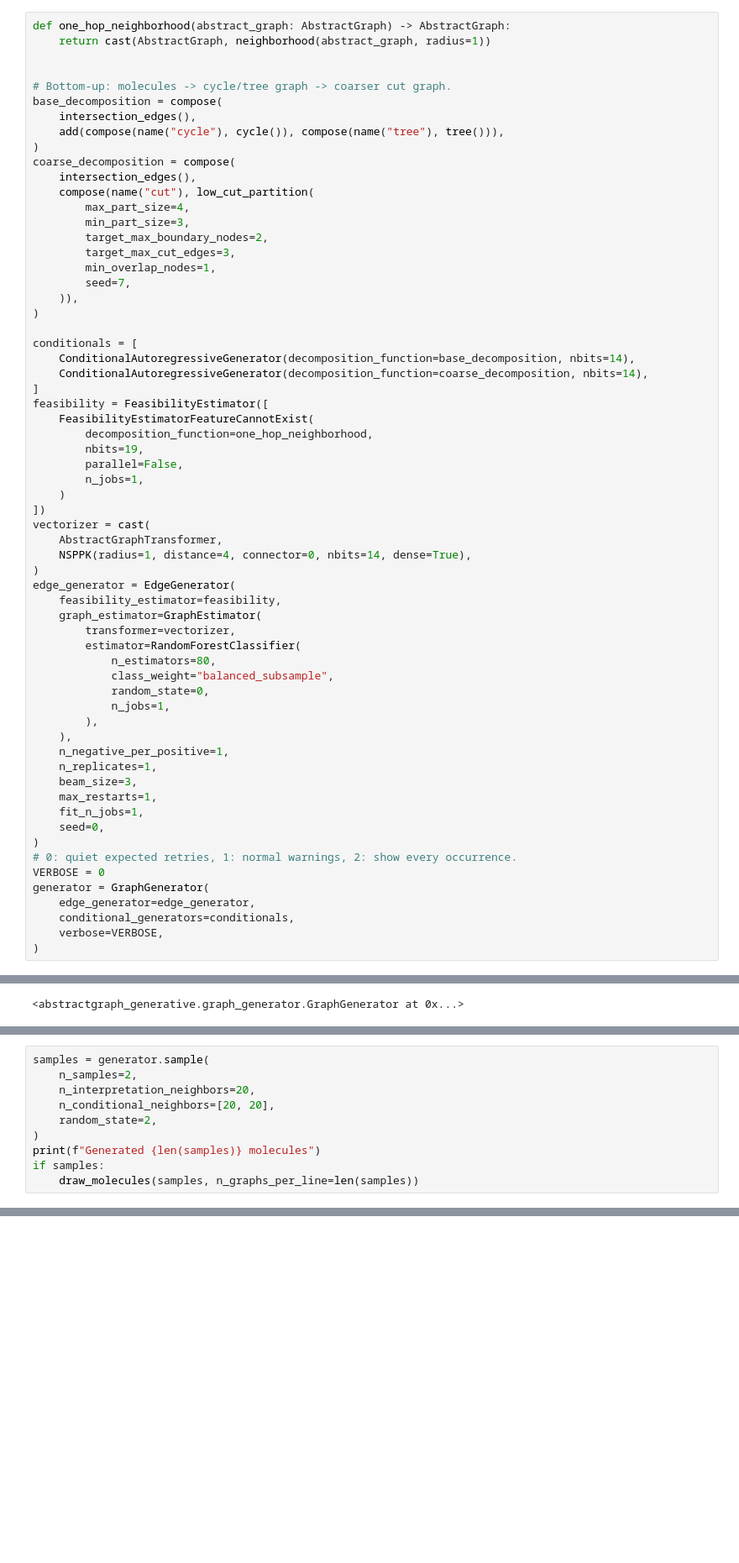
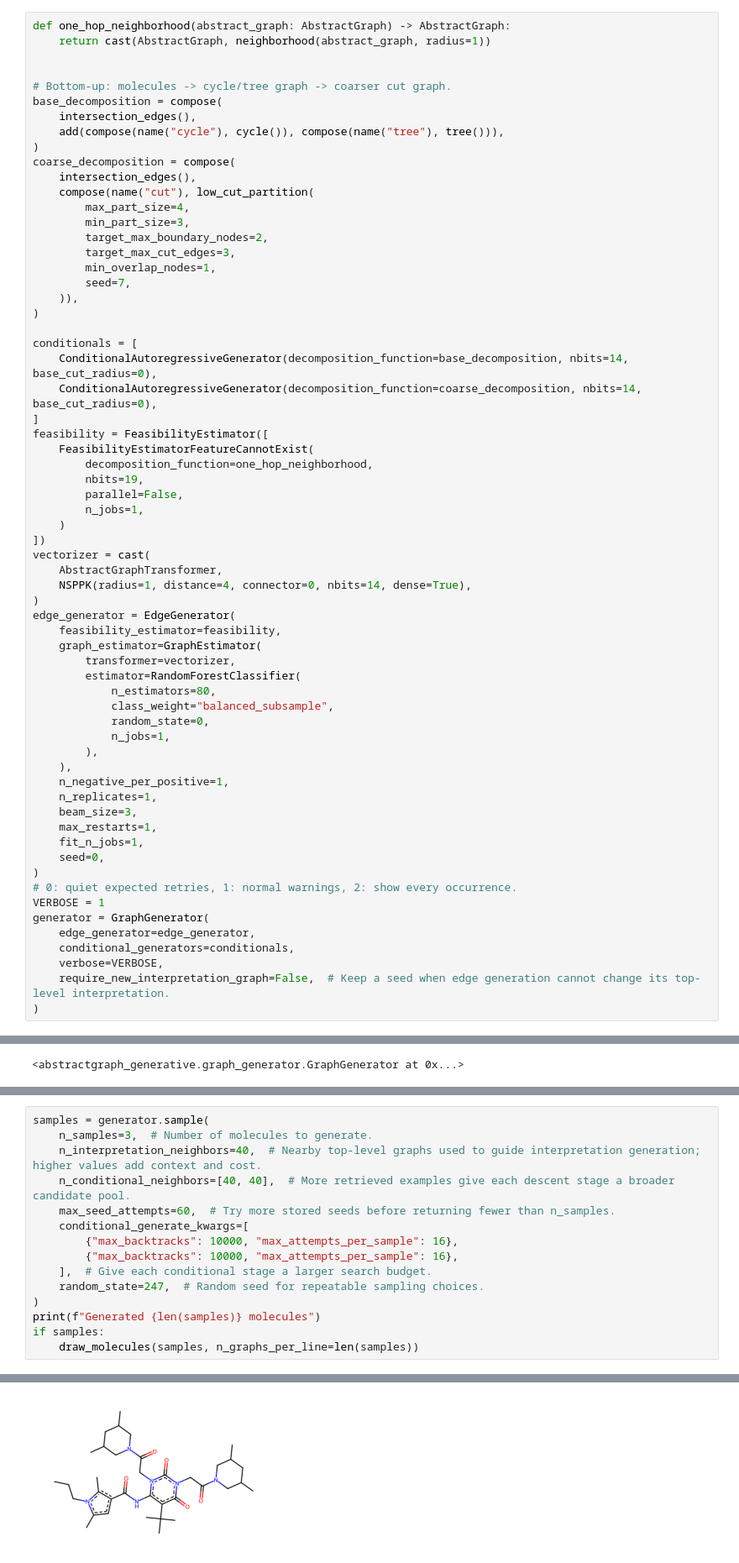
Before and after one commit to fabriziocosta/abstractgraph-generative, a Jupyter notebook: notebooks/examples/hierarchical-graph-generator-zinc-generation.ipynb, the cells around one changed output, grey strips where cells are left out. Shown at 84% size. Cells and saved outputs as stored; diff of their text form; blank space fills up the shorter version.

```diff
--- a/notebooks/examples/hierarchical-graph-generator-zinc-generation.ipynb
+++ b/notebooks/examples/hierarchical-graph-generator-zinc-generation.ipynb
@@ -97,8 +105,8 @@ coarse_decomposition = compose(
 )
 
 conditionals = [
-    ConditionalAutoregressiveGenerator(decomposition_function=base_decomposition, nbits=14),
-    ConditionalAutoregressiveGenerator(decomposition_function=coarse_decomposition, nbits=14),
+    ConditionalAutoregressiveGenerator(decomposition_function=base_decomposition, nbits=14, base_cut_radius=0),
+    ConditionalAutoregressiveGenerator(decomposition_function=coarse_decomposition, nbits=14, base_cut_radius=0),
 ]
 feasibility = FeasibilityEstimator([
     FeasibilityEstimatorFeatureCannotExist(
@@ -131,9 +139,10 @@ edge_generator = EdgeGenerator(
     seed=0,
 )
 # 0: quiet expected retries, 1: normal warnings, 2: show every occurrence.
-VERBOSE = 0
+VERBOSE = 1
 generator = GraphGenerator(
     edge_generator=edge_generator,
     conditional_generators=conditionals,
     verbose=VERBOSE,
+    require_new_interpretation_graph=False,  # Keep a seed when edge generation cannot change its top-level interpretation.
 )
@@ -144,10 +163,16 @@ generator.store(graphs)
 # %%
 samples = generator.sample(
-    n_samples=2,
-    n_interpretation_neighbors=20,
-    n_conditional_neighbors=[20, 20],
-    random_state=2,
+    n_samples=3,  # Number of molecules to generate.
+    n_interpretation_neighbors=40,  # Nearby top-level graphs used to guide interpretation generation; higher values add context and cost.
+    n_conditional_neighbors=[40, 40],  # More retrieved examples give each descent stage a broader candidate pool.
+    max_seed_attempts=60,  # Try more stored seeds before returning fewer than n_samples.
+    conditional_generate_kwargs=[
+        {"max_backtracks": 10000, "max_attempts_per_sample": 16},
+        {"max_backtracks": 10000, "max_attempts_per_sample": 16},
+    ],  # Give each conditional stage a larger search budget.
+    random_state=247,  # Random seed for repeatable sampling choices.
 )
 print(f"Generated {len(samples)} molecules")
 if samples:
     draw_molecules(samples, n_graphs_per_line=len(samples))
+# %% [output]
@@ -153,0 +199 @@ if samples:
+[figure, added]
```
Also changed, not shown: parts of 5 cells of this notebook, 2 other files.
